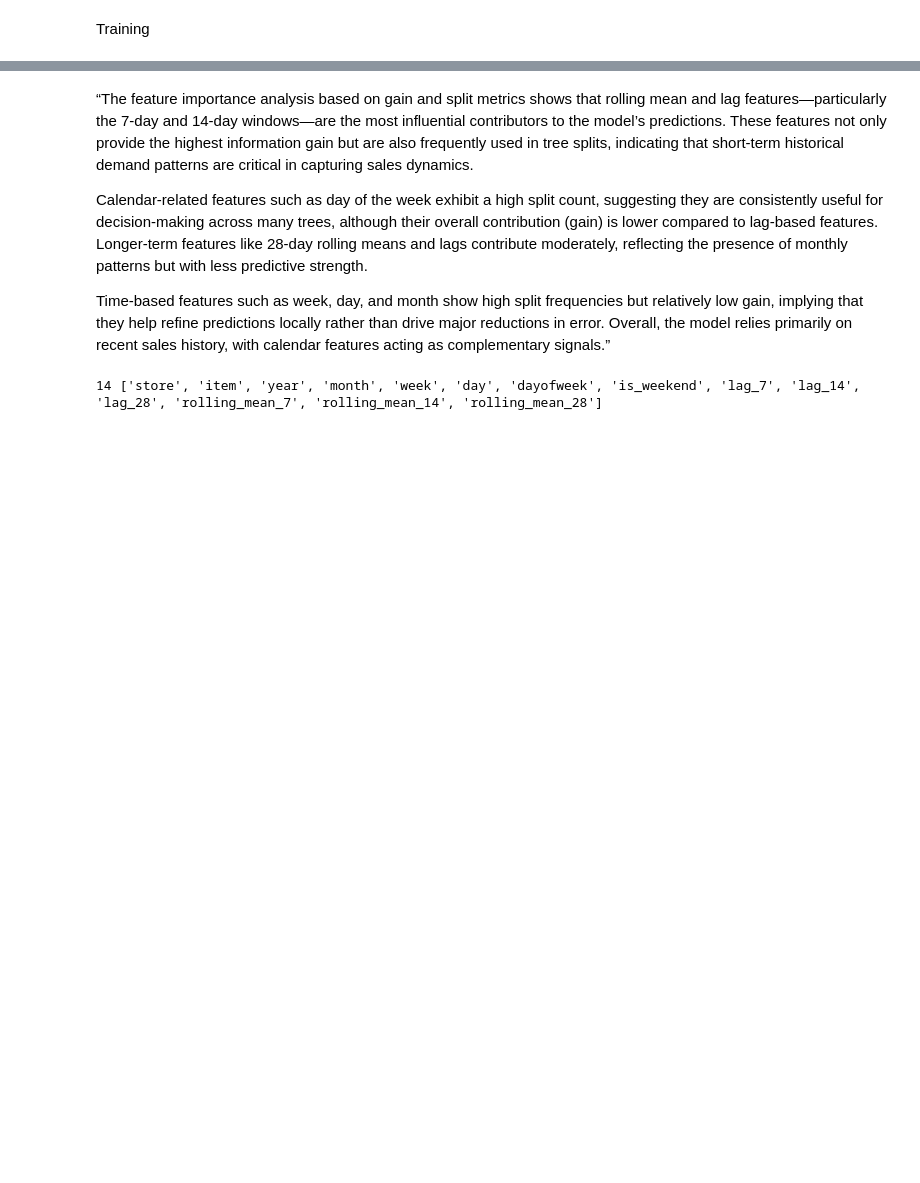
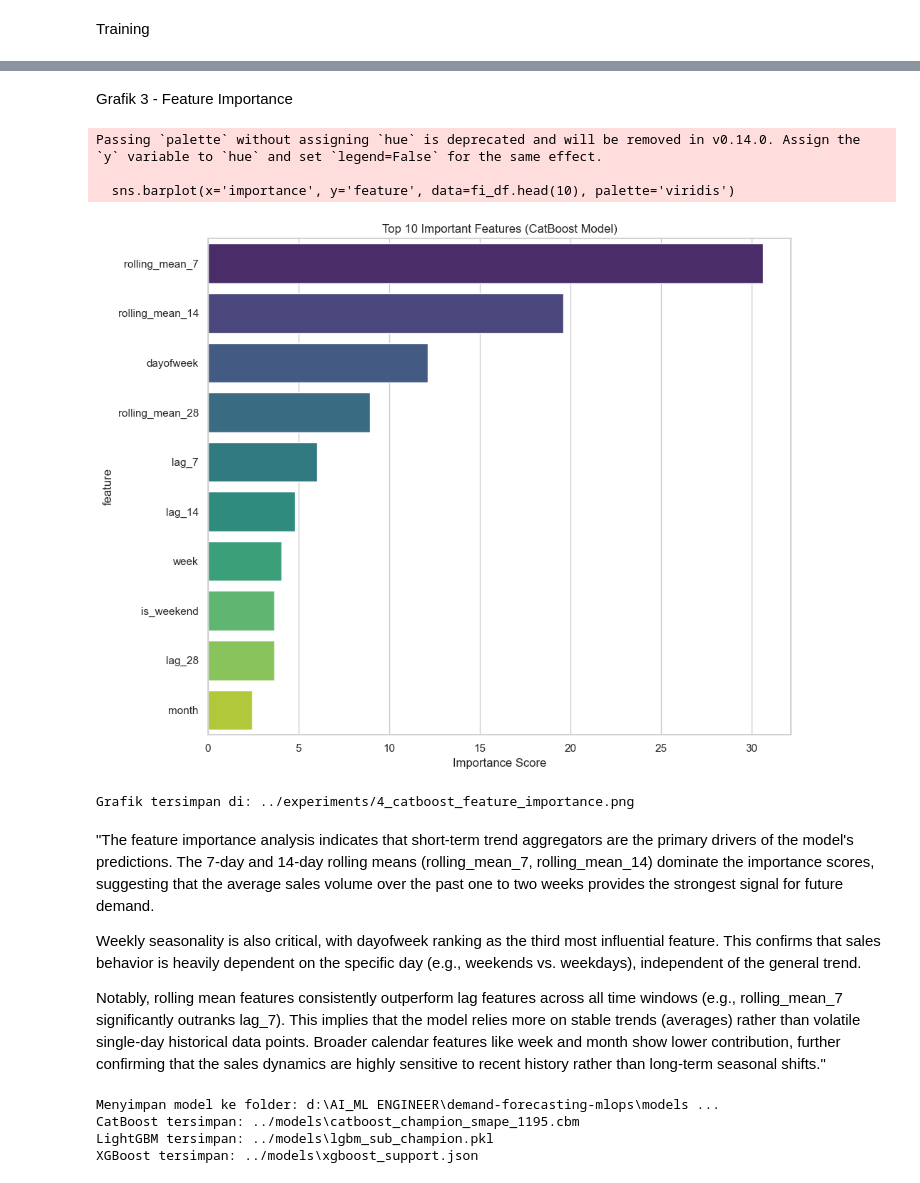
Before and after one commit to RifqiCah/demand-forecasting-mlops, a Jupyter notebook: notebooks/03_modeling.ipynb, the cells around one changed output, grey strips where cells are left out. Drawn from its saved outputs; the diff is of its cells as text; code cells hidden in the pictures; blank space fills up the shorter version.

```diff
--- a/notebooks/03_modeling.ipynb
+++ b/notebooks/03_modeling.ipynb
@@ -186,26 +606,59 @@ importance.head(10)
+# %% [markdown]
+Grafik 3 - Feature Importance
+# %%
+# Ambil importance dari model CatBoost
+fi = model_cat.get_feature_importance()
+fi_df = pd.DataFrame({'feature': X_train.columns, 'importance': fi}).sort_values('importance', ascending=False)
+
+plt.figure(figsize=(10, 8))
+sns.barplot(x='importance', y='feature', data=fi_df.head(10), palette='viridis')
+
+plt.title('Top 10 Important Features (CatBoost Model)')
+plt.xlabel('Importance Score')
+plt.tight_layout()
+
+# Simpan dan Tampilkan
+save_path = f'{exp_dir}/4_catboost_feature_importance.png'
+plt.savefig(save_path)
+plt.show()
+print(f"Grafik tersimpan di: {save_path}")
+# %% [output]
+Passing `palette` without assigning `hue` is deprecated and will be removed in v0.14.0. Assign the `y` variable to `hue` and set `legend=False` for the same effect.
+
+  sns.barplot(x='importance', y='feature', data=fi_df.head(10), palette='viridis')
+[figure, added]
+Grafik tersimpan di: ../experiments/4_catboost_feature_importance.png
 # %% [markdown]
-“The feature importance analysis based on gain and split metrics shows that rolling mean and lag features—particularly the 7-day and 14-day windows—are the most influential contributors to the model’s predictions. These features not only provide the highest information gain but are also frequently used in tree splits, indicating that short-term historical demand patterns are critical in capturing sales dynamics.
+"The feature importance analysis indicates that short-term trend aggregators are the primary drivers of the model's predictions. The 7-day and 14-day rolling means (rolling_mean_7, rolling_mean_14) dominate the importance scores, suggesting that the average sales volume over the past one to two weeks provides the strongest signal for future demand.
 
-Calendar-related features such as day of the week exhibit a high split count, suggesting they are consistently useful for decision-making across many trees, although their overall contribution (gain) is lower compared to lag-based features. Longer-term features like 28-day rolling means and lags contribute moderately, reflecting the presence of monthly patterns but with less predictive strength.
+Weekly seasonality is also critical, with dayofweek ranking as the third most influential feature. This confirms that sales behavior is heavily dependent on the specific day (e.g., weekends vs. weekdays), independent of the general trend.
 
-Time-based features such as week, day, and month show high split frequencies but relatively low gain, implying that they help refine predictions locally rather than drive major reductions in error. Overall, the model relies primarily on recent sales history, with calendar features acting as complementary signals.”
+Notably, rolling mean features consistently outperform lag features across all time windows (e.g., rolling_mean_7 significantly outranks lag_7). This implies that the model relies more on stable trends (averages) rather than volatile single-day historical data points. Broader calendar features like week and month show lower contribution, further confirming that the sales dynamics are highly sensitive to recent history rather than long-term seasonal shifts."
 # %%
-meta = {
-    "model": "LightGBM",
-    "objective": "regression",
-    "metric": "rmse",
-    "best_iteration": model.best_iteration,
-    "features": FEATURES
-}
+import os
+import joblib
 
-with open("../models/metadata.json", "w") as f:
-    json.dump(meta, f, indent=2)
+model_dir = '../models'
+os.makedirs(model_dir, exist_ok=True)
+
+print(f"Menyimpan model ke folder: {os.path.abspath(model_dir)} ...")
+
+# CatBoost punya format save sendiri yang sangat efisien
+cat_path = os.path.join(model_dir, 'catboost_champion_smape_1195.cbm')
+model_cat.save_model(cat_path)
+print(f"CatBoost tersimpan: {cat_path}")
+
+
+lgb_path = os.path.join(model_dir, 'lgbm_sub_champion.pkl')
+joblib.dump(model, lgb_path)
+print(f"LightGBM tersimpan: {lgb_path}")
+
+# Jika kamu mau simpan XGBoost juga:
+xgb_path = os.path.join(model_dir, 'xgboost_support.json')
+model_xgb.save_model(xgb_path)
+print(f"XGBoost tersimpan: {xgb_path}")
+# %% [output]
+Menyimpan model ke folder: d:\AI_ML ENGINEER\demand-forecasting-mlops\models ...
+CatBoost tersimpan: ../models\catboost_champion_smape_1195.cbm
+LightGBM tersimpan: ../models\lgbm_sub_champion.pkl
+XGBoost tersimpan: ../models\xgboost_support.json
-# %%
-model = lgb.Booster(model_file="../models/lgb_demand_model.txt")
-
-with open("../models/features.json") as f:
-    FEATURES = json.load(f)
-
-print(len(FEATURES), FEATURES)
-# %% [output]
-14 ['store', 'item', 'year', 'month', 'week', 'day', 'dayofweek', 'is_weekend', 'lag_7', 'lag_14', 'lag_28', 'rolling_mean_7', 'rolling_mean_14', 'rolling_mean_28']
```
Also changed, not shown: parts of 34 cells of this notebook, 14 other files.
